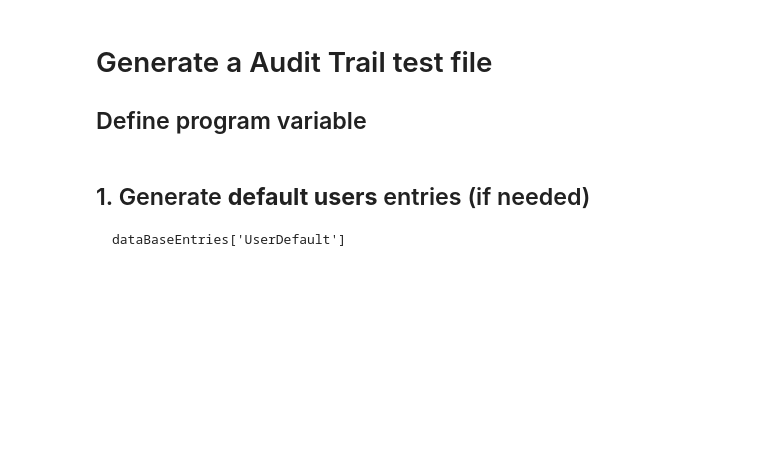
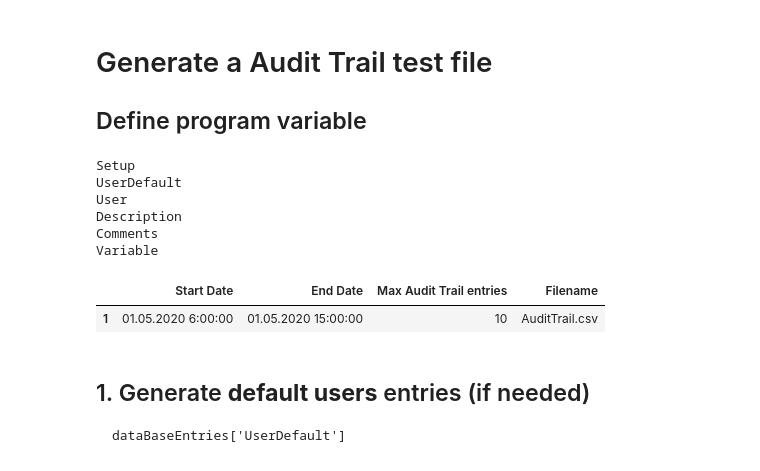
Before and after one commit to JsonFort/AtFileGenerator, a Jupyter notebook: AtFileGenerator.ipynb, the cells around one changed output. Cells and saved outputs as stored; diff of their text form; code cells hidden in the pictures; blank space fills up the shorter version.

```diff
--- a/AtFileGenerator.ipynb
+++ b/AtFileGenerator.ipynb
@@ -5,13 +5,14 @@
 #Define User Variable
 import pandas as pd
 
+temp = pd.read_excel('AuditTrailDataEntries.xlsx', None)
 
-atStartDate = '01.05.2020 6:00:00'
-atEndDate = '01.05.2020 15:00:00' # alternativ könnte hier +8h stehen
-maxAtEntries = 10
+for key, value in temp.items():
+    print(key)
 
 
 dataBaseEntries = {
+    'Setup': pd.DataFrame( columns = ['Start Date', 'End Date', 'Max Audit Trail entries', 'Filename']),
     'UserDefault': pd.DataFrame( columns = ['User ID', 'Probability'] ),
     'User': pd.DataFrame( columns = ['User ID', 'Probability'] ),
     'Description': pd.DataFrame( columns = ['User ID', 'Object ID','Description', 'Probability'] ),
@@ -19,8 +20,25 @@ dataBaseEntries = {
     'Variable': pd.DataFrame( columns = ['Name', 'min', 'max', 'step', 'Probability'] )
 }
 
-
 dataBase = pd.DataFrame(columns = ['Timestamp', 'User ID', 'Object ID', 'Description', 'Comments'])
+# %% [output]
+Setup
+UserDefault
+User
+Description
+Comments
+Variable
+# %%
+if dataBaseEntries['Setup'].empty:
+    dataBaseEntries['Setup'].loc[1,'Start Date'] = '01.05.2020 6:00:00'
+    dataBaseEntries['Setup'].loc[1,'End Date'] = '01.05.2020 15:00:00'
+    dataBaseEntries['Setup'].loc[1,'Max Audit Trail entries'] = 10
+    dataBaseEntries['Setup'].loc[1,'Filename'] = 'AuditTrail.csv'
+
+dataBaseEntries['Setup']
+# %% [output]
+|  | Start Date | End Date | Max Audit Trail entries | Filename |
+| 1 | 01.05.2020 6:00:00 | 01.05.2020 15:00:00 | 10 | AuditTrail.csv |
 # %% [markdown]
 ## 1. Generate **default users** entries (if needed)
     dataBaseEntries['UserDefault']
```
Also changed, not shown: parts of 8 cells of this notebook.
